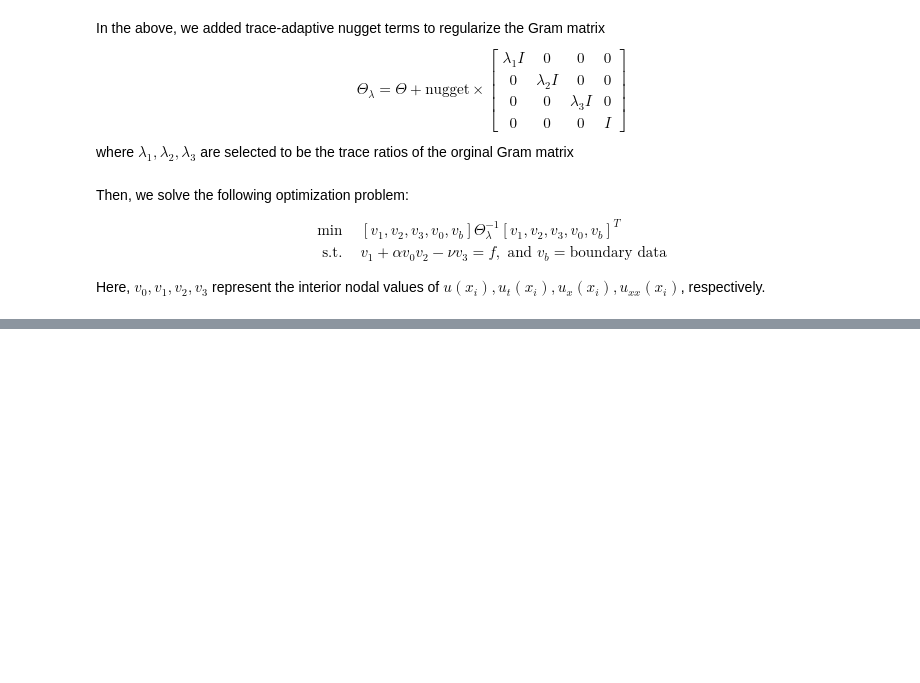
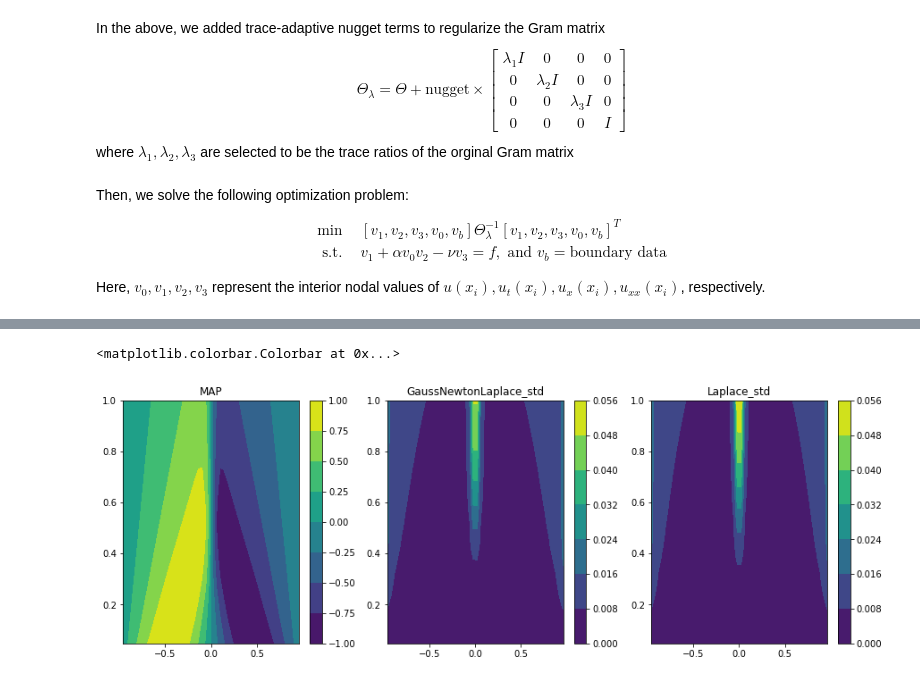
Before and after one commit to yifanc96/GaussianProcessPDEs, a Jupyter notebook: UncertaintyQuantification/python_UQ_Burgers.ipynb, the cells around one changed output, grey strips where cells are left out. Drawn from its saved outputs; the diff is of its cells as text; code cells hidden in the pictures; blank space fills up the shorter version.

```diff
--- a/UncertaintyQuantification/python_UQ_Burgers.ipynb
+++ b/UncertaintyQuantification/python_UQ_Burgers.ipynb
@@ -472,0 +453,19 @@ XX[:,-1]
+# %%
+fig = plt.figure(figsize=(15, 5))
+plt.subplot(131)
+plt.contourf(XX, YY, grid_sol, label = "MAP")
+plt.title("MAP")
+plt.colorbar()
+
+plt.subplot(132)
+plt.contourf(XX, YY, grid_cov_Kalman, label = "GaussNewtonLaplace_std")
+plt.title("GaussNewtonLaplace_std")
+plt.colorbar()
+
+plt.subplot(133)
+plt.contourf(XX, YY, grid_cov_Laplace, label = "Laplace_std")
+plt.title("Laplace_std")
+plt.colorbar()
+# %% [output]
+<matplotlib.colorbar.Colorbar at 0x...>
+[figure, added]
```
Also changed, not shown: parts of 7 cells of this notebook.
